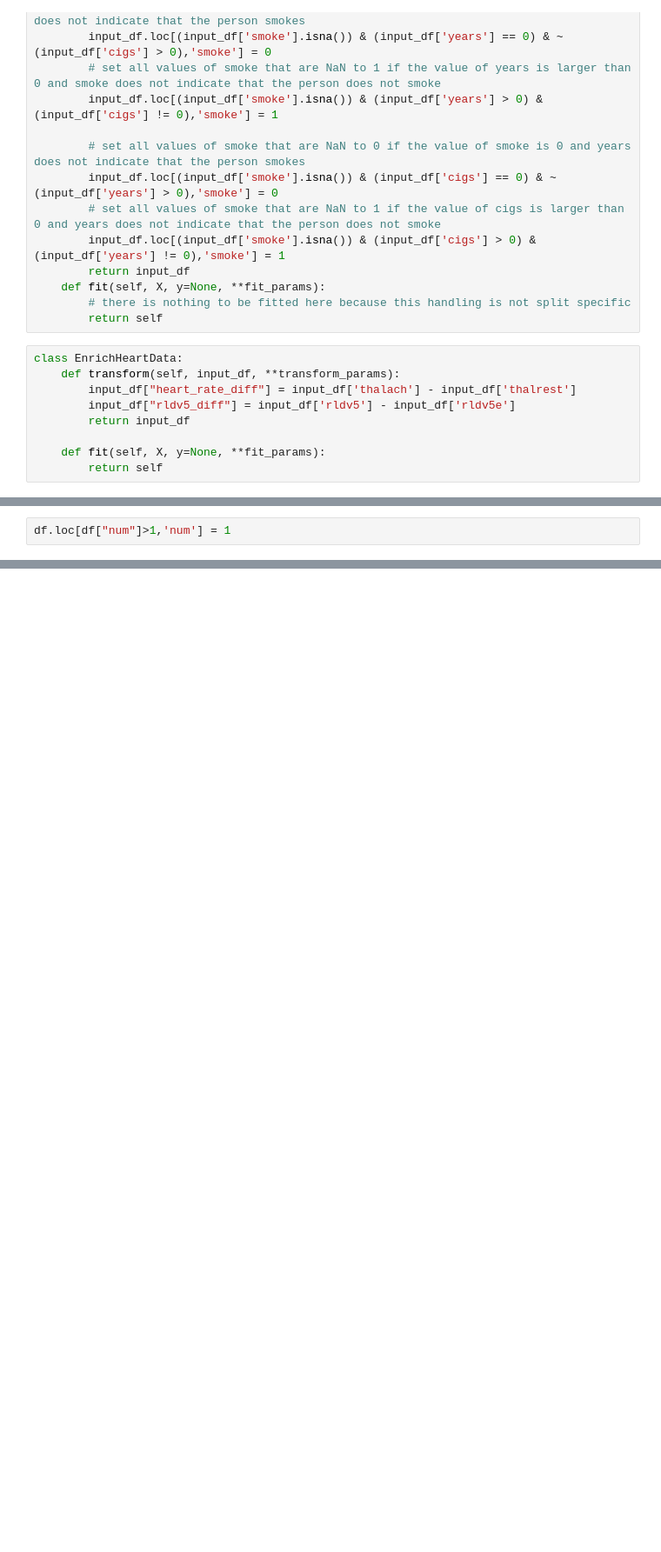
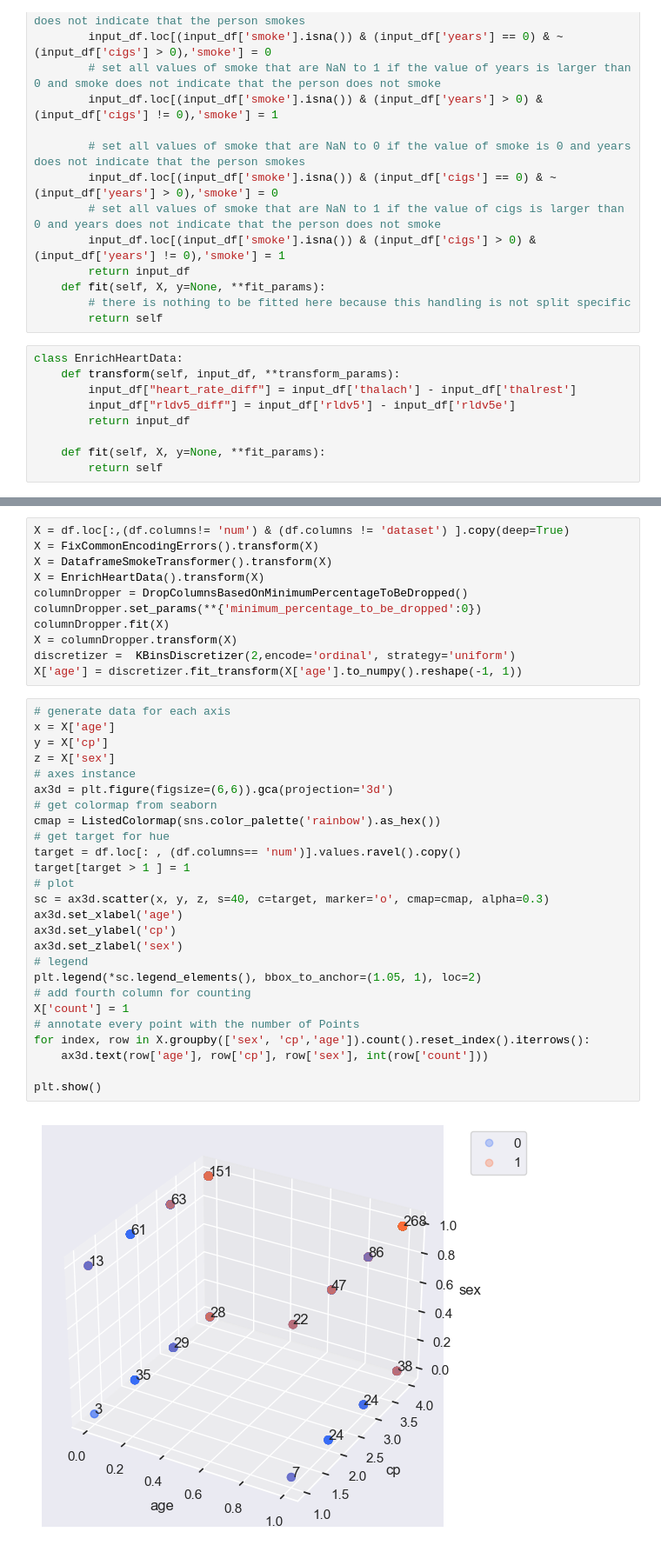
Before and after one commit to FinnHuelsbusch/UniMannheim-DataMining, a Jupyter notebook: Analyse.ipynb, the cells around one changed output, grey strips where cells are left out. Shown at 87% size. Cells and saved outputs as stored; diff of their text form; blank space fills up the shorter version.

Commit message:
annotated every cell in Analyse.ipynb

```diff
--- a/Analyse.ipynb
+++ b/Analyse.ipynb
@@ -607,2 +586,0 @@ class FixCommonEncodingErrors:
-# %%
-df.loc[df["num"]>1,'num'] = 1
@@ -1307,0 +694,39 @@ print(grid_search_estimator.best_params_)
+# %%
+X = df.loc[:,(df.columns!= 'num') & (df.columns != 'dataset') ].copy(deep=True)
+X = FixCommonEncodingErrors().transform(X)
+X = DataframeSmokeTransformer().transform(X)
+X = EnrichHeartData().transform(X)
+columnDropper = DropColumnsBasedOnMinimumPercentageToBeDropped()
+columnDropper.set_params(**{'minimum_percentage_to_be_dropped':0})
+columnDropper.fit(X)
+X = columnDropper.transform(X)
+discretizer =  KBinsDiscretizer(2,encode='ordinal', strategy='uniform')
+X['age'] = discretizer.fit_transform(X['age'].to_numpy().reshape(-1, 1))
+# %%
+# generate data for each axis
+x = X['age']
+y = X['cp']
+z = X['sex']
+# axes instance
+ax3d = plt.figure(figsize=(6,6)).gca(projection='3d')
+# get colormap from seaborn
+cmap = ListedColormap(sns.color_palette('rainbow').as_hex())
+# get target for hue
+target = df.loc[: , (df.columns== 'num')].values.ravel().copy()
+target[target > 1 ] = 1
+# plot
+sc = ax3d.scatter(x, y, z, s=40, c=target, marker='o', cmap=cmap, alpha=0.3)
+ax3d.set_xlabel('age')
+ax3d.set_ylabel('cp')
+ax3d.set_zlabel('sex')
+# legend
+plt.legend(*sc.legend_elements(), bbox_to_anchor=(1.05, 1), loc=2)
+# add fourth column for counting
+X['count'] = 1
+# annotate every point with the number of Points
+for index, row in X.groupby(['sex', 'cp','age']).count().reset_index().iterrows():
+    ax3d.text(row['age'], row['cp'], row['sex'], int(row['count']))
+
+plt.show()
+# %% [output]
+[figure, added]
```
Also changed, not shown: parts of 63 cells of this notebook.
